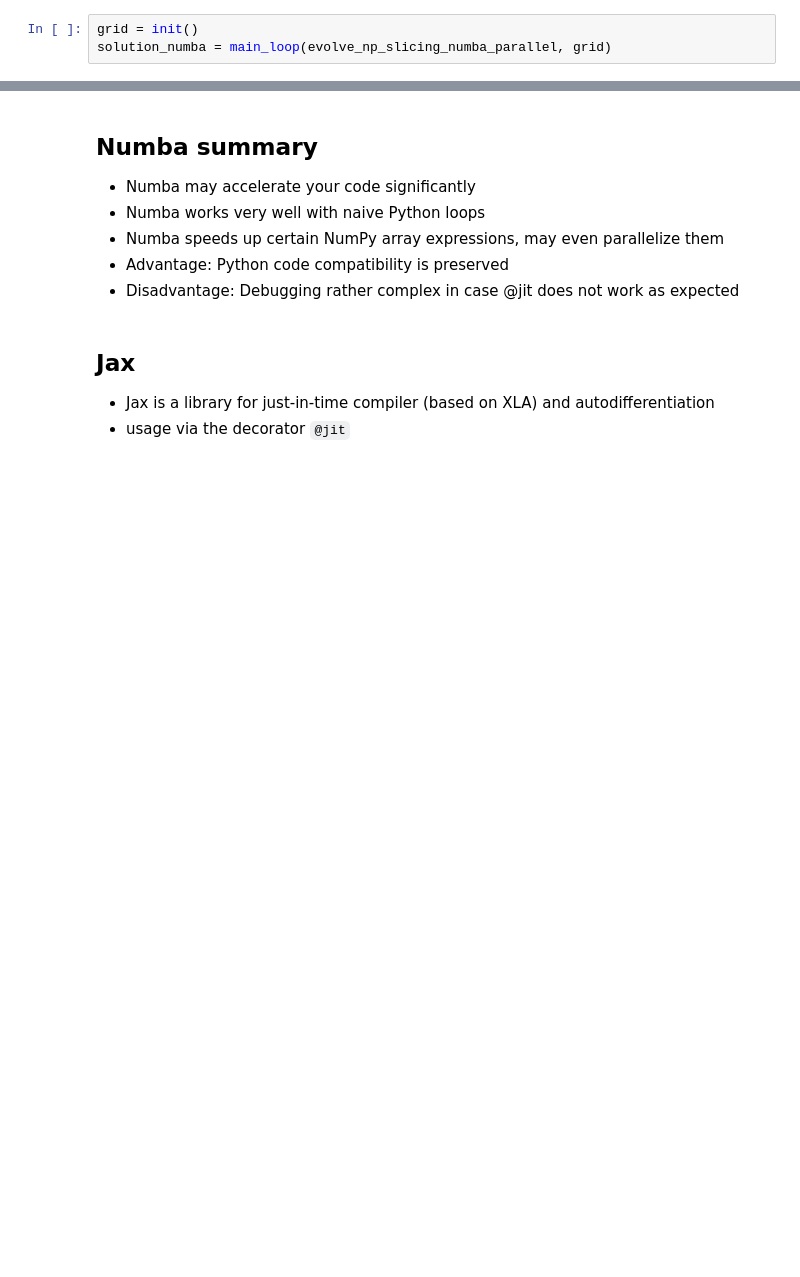
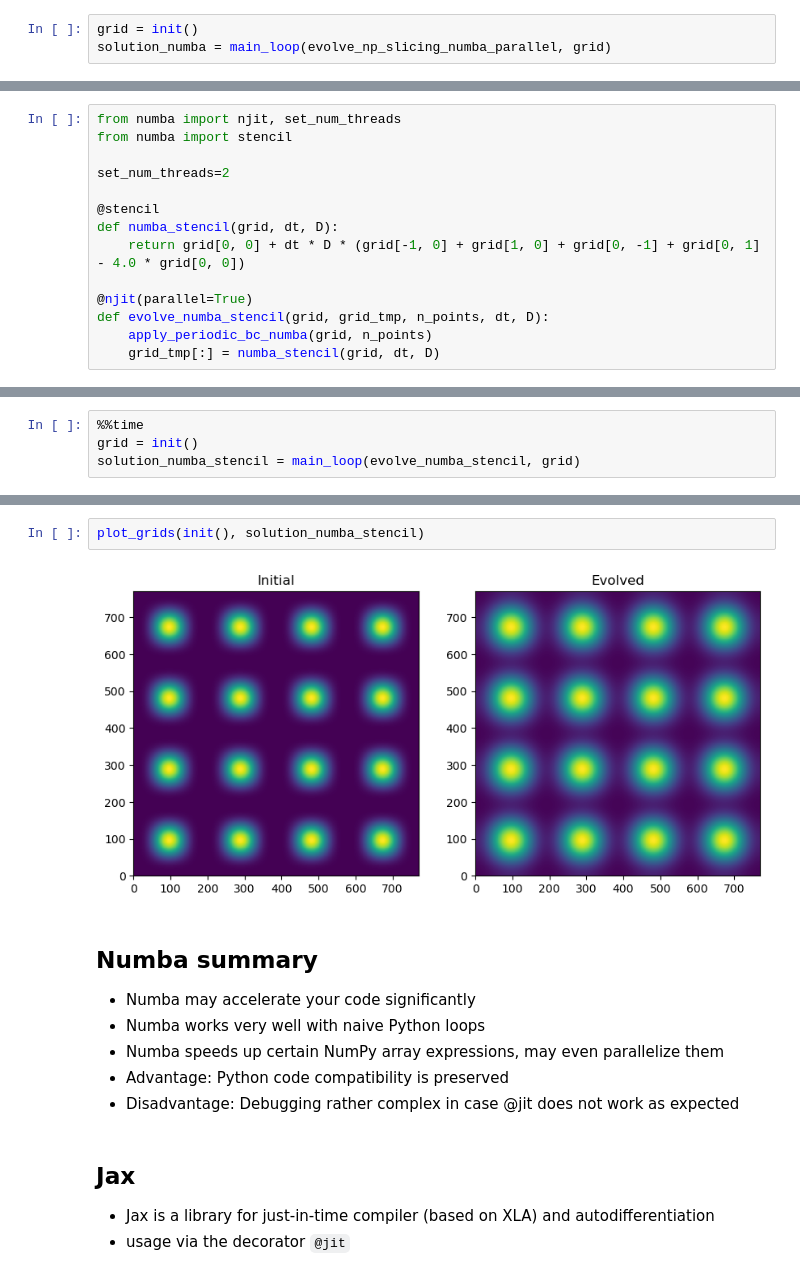
Before and after one commit to DiegoZerm/python-for-hpc-clase, a Jupyter notebook: notebooks/08--Diffusion.ipynb, the cells around one changed output, grey strips where cells are left out. Saved outputs shown, nothing was run; the diff lists cells and outputs as text; blank space fills up the shorter version.

```diff
--- a/notebooks/08--Diffusion.ipynb
+++ b/notebooks/08--Diffusion.ipynb
@@ -739,0 +744,14 @@ plot_grids(init(), solution_numba)
+# %%
+from numba import njit, set_num_threads
+from numba import stencil
+
+set_num_threads=2
+
+@stencil
+def numba_stencil(grid, dt, D):
+    return grid[0, 0] + dt * D * (grid[-1, 0] + grid[1, 0] + grid[0, -1] + grid[0, 1] - 4.0 * grid[0, 0])
+
+@njit(parallel=True)
+def evolve_numba_stencil(grid, grid_tmp, n_points, dt, D):
+    apply_periodic_bc_numba(grid, n_points)
+    grid_tmp[:] = numba_stencil(grid, dt, D)
@@ -739,0 +761,4 @@ plot_grids(init(), solution_numba)
+# %%
+%%time
+grid = init()
+solution_numba_stencil = main_loop(evolve_numba_stencil, grid)
@@ -740,3 +768,7 @@ plot_grids(init(), solution_numba)
+# %%
+plot_grids(init(), solution_numba_stencil)
+# %% [output]
+[figure, added]
 # %% [markdown]
 ## Numba summary
 * Numba may accelerate your code significantly
```
Also changed, not shown: parts of 52 cells of this notebook, 10 other files.
